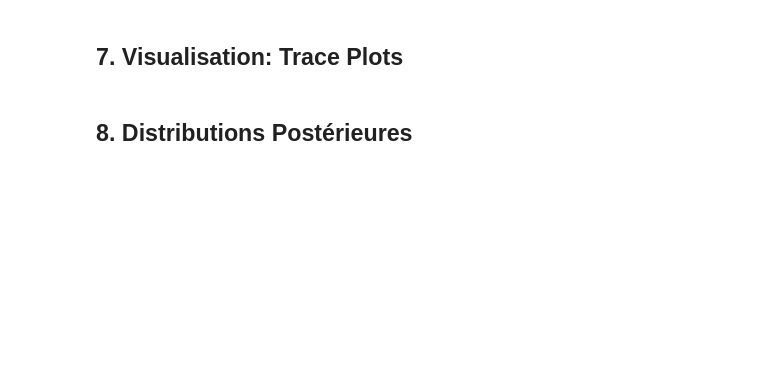
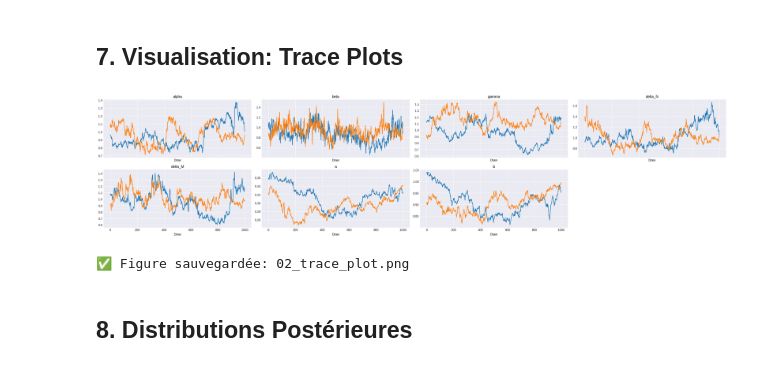
Before and after one commit to azerad/immunomath, a Jupyter notebook: bayesian_ode_simple.ipynb, the cells around one changed output. Drawn from its saved outputs; the diff is of its cells as text; code cells hidden in the pictures; blank space fills up the shorter version.

```diff
--- a/bayesian_ode_simple.ipynb
+++ b/bayesian_ode_simple.ipynb
@@ -58,7 +62,7 @@ def load_synthetic_data():
     # Paramètres vrais (connus pour validation)
     params_true = [1.0, 1.0, 1.0, 1.0, 1.0, 0.35, 1.0]
 
-    def ode_sys(y, t, p):
+    def ode_sys(t,y, p):
         S, N, M, T = y
         return [
             (p[5]*N - p[6]*T)*S,
@@ -68,8 +72,9 @@ def load_synthetic_data():
         ]
 
     y0 = [1.0, 1.0, 1.0, 1.0]
-    y_true = odeint(ode_sys, y0, t, args=(params_true,))
-
+    #y_true = odeint(ode_sys, y0, t, args=(params_true,))
+    sol = solve_ivp(ode_sys, [t[0], t[-1]], y0, t_eval=t, args=(params_true,))
+    y_true = sol.y.T
     # Ajouter du bruit gaussien
     np.random.seed(42)
     y_obs = y_true + np.random.normal(0, 0.05*y_true)
@@ -254,8 +302,9 @@ with bayesian_model:
     trace = pm.sample(
         draws=1000,         # Nombre d'échantillons par chaîne
         tune=500,           # Période d'adaptation (warmup)
-        chains=2,           # Nombre de chaînes parallèles
-        cores=2,            # Nombre de CPU à utiliser
+        chains=2,           # Nombre de chaînes
+        cores=1,            # Plus robuste pour diagnostiquer les erreurs d'init
+        init='adapt_diag',  # Initialisation plus stable que le jitter par défaut
         target_accept=0.9,  # Taux d'acceptation cible
         return_inferencedata=True,
         progressbar=True
@@ -296,16 +390,19 @@ else:
 # %% [markdown]
 ## 7. Visualisation: Trace Plots
 # %%
-az.plot_trace(trace,
-              var_names=['alpha', 'beta', 'gamma', 'delta_N', 'delta_M', 'a', 'b'],
-              compact=True,
-              figsize=(14, 10))
+az.plot_trace(
+    trace,
+    var_names=['alpha', 'beta', 'gamma', 'delta_N', 'delta_M', 'a', 'b']
+ )
 
 plt.tight_layout()
 plt.savefig('02_trace_plot.png', dpi=200, bbox_inches='tight')
 plt.show()
 
 print("✅ Figure sauvegardée: 02_trace_plot.png")
+# %% [output]
+[figure, added]
+✅ Figure sauvegardée: 02_trace_plot.png
 # %% [markdown]
 ## 8. Distributions Postérieures
 # %%
```
Also changed, not shown: parts of 12 cells of this notebook, 6 other files.
